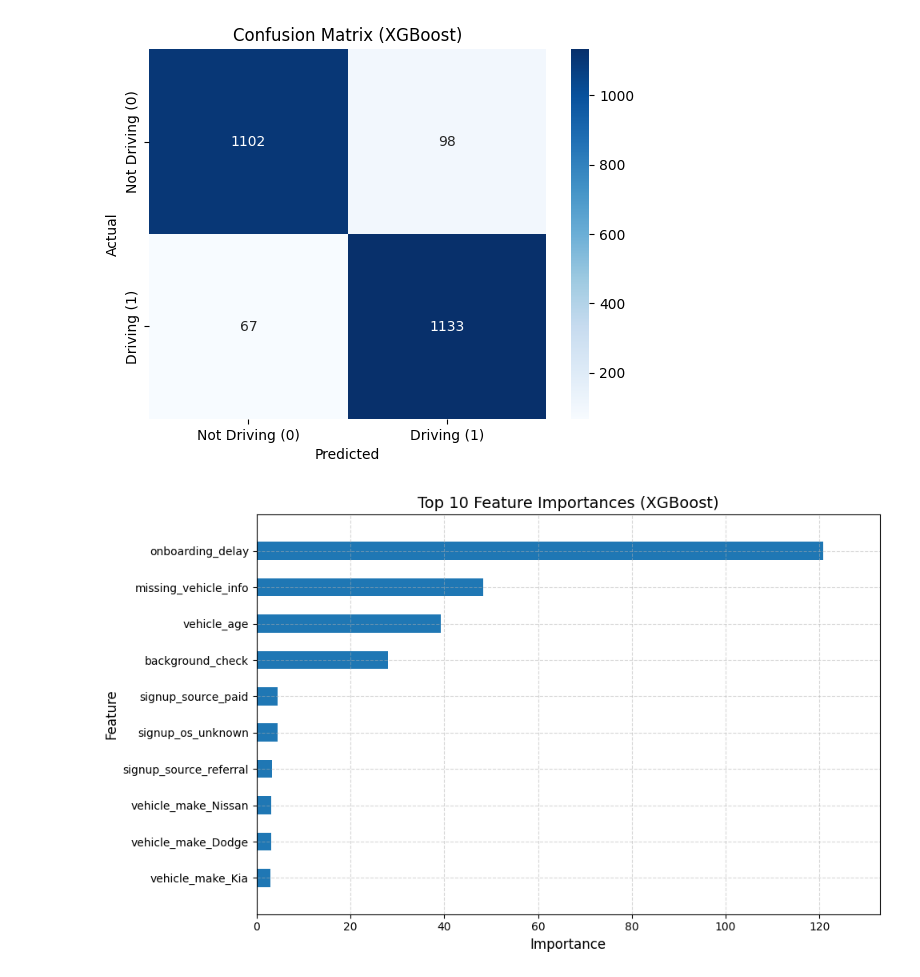
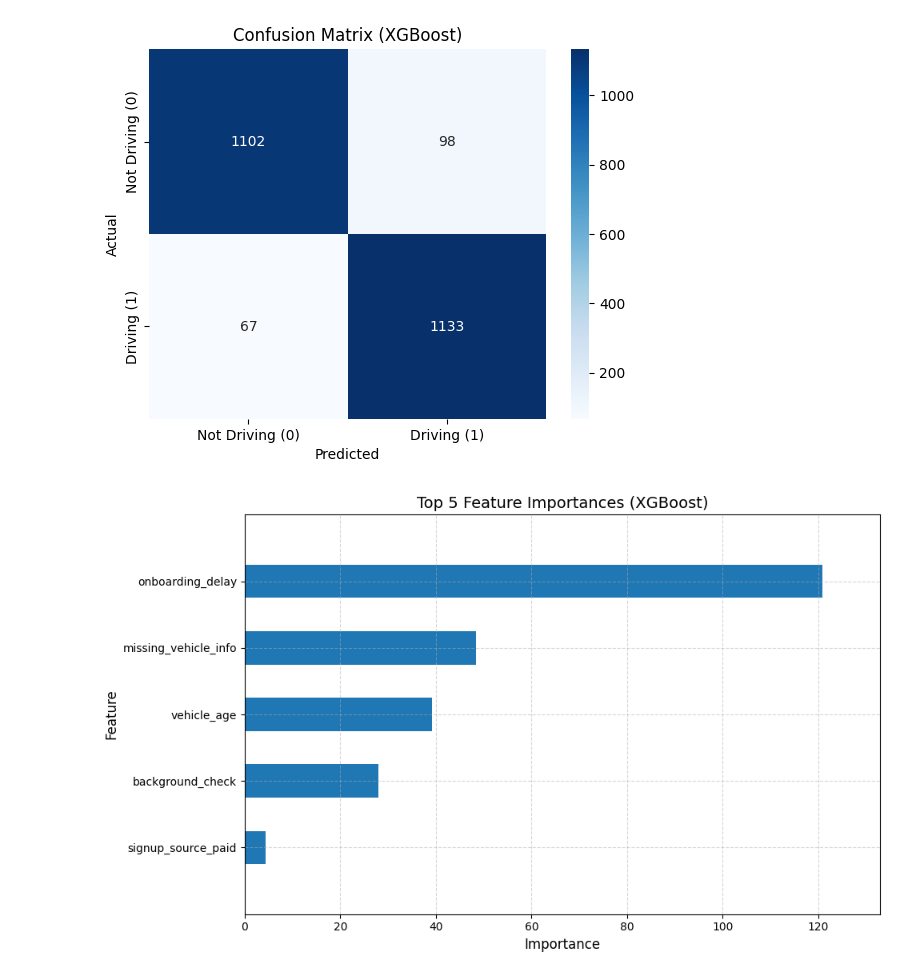
Before and after one commit to johnsonng05/Datathon-2025, a Jupyter notebook: deepnote/Datathon2025/Driven by Data.ipynb, the cells around one changed output. Saved outputs shown, nothing was run; the diff lists cells and outputs as text; code cells hidden in the pictures.

```diff
--- a/deepnote/Datathon2025/Driven by Data.ipynb
+++ b/deepnote/Datathon2025/Driven by Data.ipynb
@@ -410,29 +410,29 @@ Accuracy Score: 0.931
 # %%
 fig, ax = plt.subplots(figsize=(10, 6))  # Set a bigger figure size for readability
 
 xgb.plot_importance(
     xgb_model,
-    max_num_features=10,
+    max_num_features=5,
     importance_type='gain',
     height=0.5,            # Thinner bars
     ax=ax,
     show_values=False      # Optional: hide raw numbers for cleaner look
 )
 
 # Titles and labels
-ax.set_title("Top 10 Feature Importances (XGBoost)", fontsize=14)
+ax.set_title("Top 5 Feature Importances (XGBoost)", fontsize=14)
 ax.set_xlabel("Importance", fontsize=12)
 ax.set_ylabel("Feature", fontsize=12)
 
 # Make ticks more readable
 plt.xticks(fontsize=10)
 plt.yticks(fontsize=10)
 plt.grid(True, linestyle='--', alpha=0.5)
 
 plt.tight_layout()
 plt.show()
 # %% [output]
-[figure, old version]
+[figure, new version]
 # %% [markdown]
 <a style='text-decoration:none;line-height:16px;display:flex;color:#5B5B62;padding:10px;justify-content:end;' href='https://deepnote.com?utm_source=created-in-deepnote-cell&projectId=56ffd34a-2142-44ab-906c-9395a11c24a4' target="_blank">
 <img alt='Created in deepnote.com' style='display:inline;max-height:16px;margin:0px;margin-right:7.5px;' src='embedded-picture-1' > </img>
```
